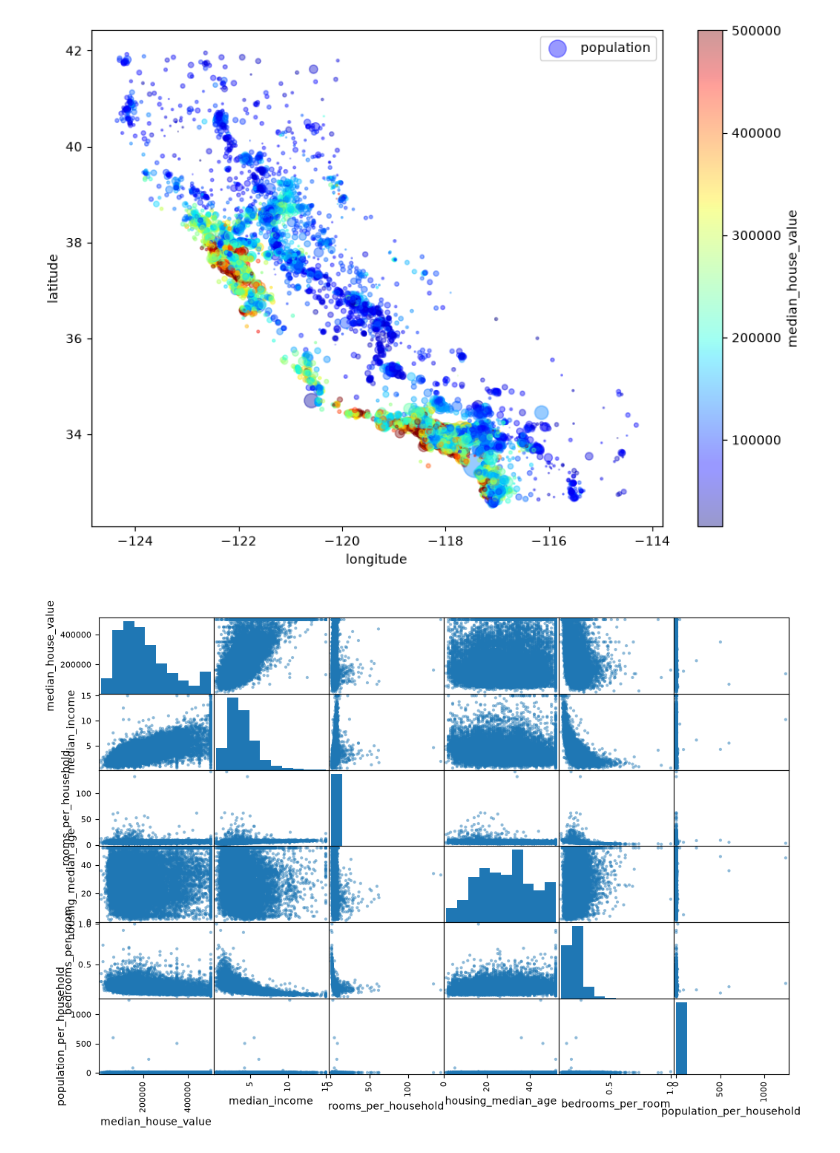
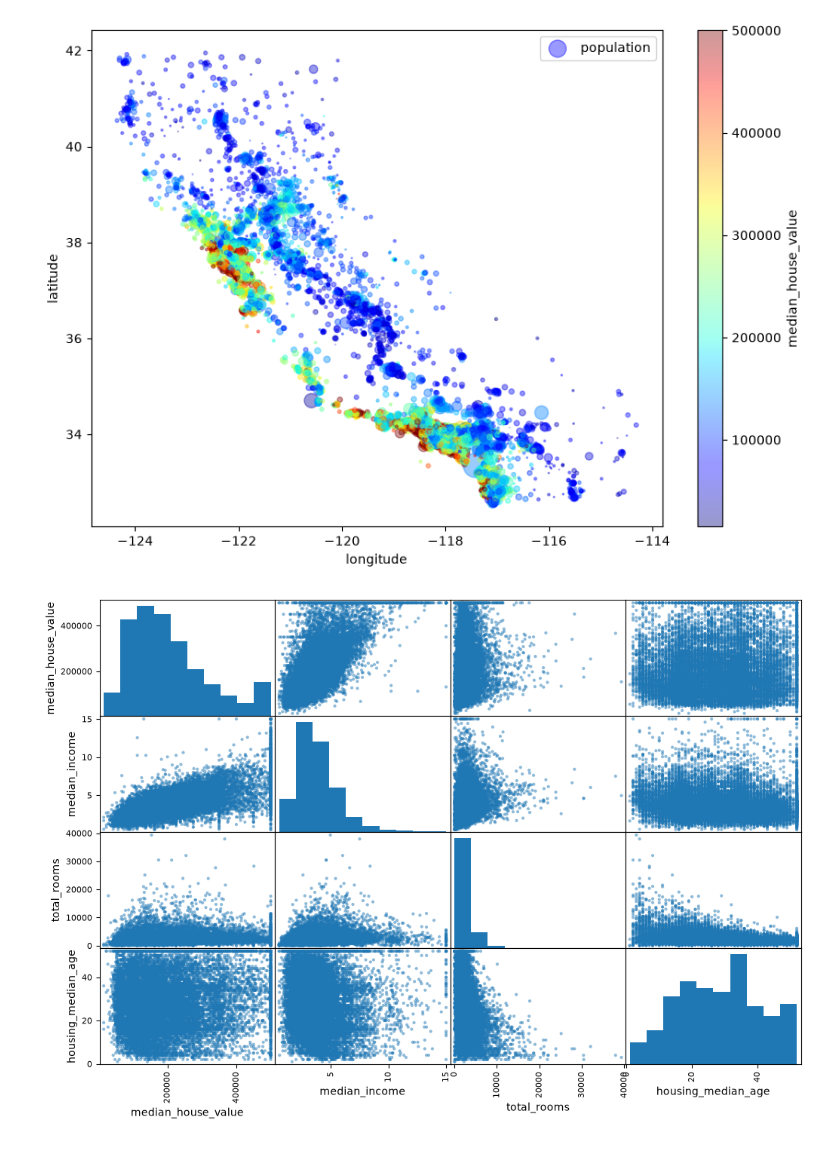
Before and after one commit to Atwidans/MachineLearning, a Jupyter notebook: housing_ml(thx Aurelien Geron)/ml_housing.ipynb, the cells around one changed output. Cells and saved outputs as stored; diff of their text form; code cells hidden in the pictures.

Commit message:
work in ml_housing, data preparation (first pipline of number attributes is created)

```diff
--- a/housing_ml(thx Aurelien Geron)/ml_housing.ipynb
+++ b/housing_ml(thx Aurelien Geron)/ml_housing.ipynb
@@ -5,9 +5,10 @@ import os
 import hashlib
 import numpy as np
 from sklearn.model_selection import StratifiedShuffleSplit
-from sklearn.preprocessing import OneHotEncoder
+from sklearn.preprocessing import OneHotEncoder, StandardScaler
 from sklearn.impute import SimpleImputer
 from sklearn.base import BaseEstimator, TransformerMixin
+from sklearn.pipeline import Pipeline
 %matplotlib inline
 import matplotlib.pyplot as plt
 HOUSING_РАТН = os.path.join("datasets" ,"housing")
@@ -43,21 +44,18 @@ figsize = (10, 7), c = "median_house_value",
 cmap = plt.get_cmap("jet"), colorbar=True)
 plt.legend()
 
-housing["rooms_per_household"] = housing["total_rooms"]/housing["households"]
-housing["bedrooms_per_room"] = housing["total_bedrooms"]/housing["total_rooms"]
-housing["population_per_household"] = housing["population"]/housing["households"]
-attributes = ["median_house_value", "median_income", "rooms_per_household", "housing_median_age", "bedrooms_per_room", "population_per_household"]
-scatter_matrix(housing[attributes], figsize= (12, 8))
-
 corr_matrix = housing.corr(numeric_only=True, method="pearson") #!spearman helps to avoid emissions!
 corr_matrix["median_house_value"].sort_values(ascending=False)
 
+attributes = ["median_house_value", "median_income", "total_rooms", "housing_median_age"] #we need to delete the strings where median_house_value >= 500000, = 450000, = 350000
+scatter_matrix(housing[attributes], figsize= (12, 8))
+
 max_value = strat_train_set["median_house_value"].max()
-values_to_remove = [max_value, 450000, 350000]
-housing = housing[~housing["median_house_value"].isin(values_to_remove)]
+strat_train_set = strat_train_set[~strat_train_set["median_house_value"].isin([max_value, 450000, 350000])]
 
 housing = strat_train_set.drop("median_house_value", axis=1)
 housing_labels = strat_train_set["median_house_value"]
+
 #housing.dropna(subset=["total_bedrooms"]) variant 1
 #housing.drop("total_bedrooms", axis=1) variant 2
 #median = housing["total_bedrooms"].median() #variant 3
@@ -92,7 +90,15 @@ class CombinedAttributesAdder(BaseEstimator, TransformerMixin):
         else:
             return np.c_[X, rooms_per_household, population_per_household]
 
-attr_adder = CombinedAttributesAdder(add_bedrooms_per_room=False)
+attr_adder = CombinedAttributesAdder()
 housing_extra_attribs = attr_adder.transform(housing.values)
+
+num_pipeline = Pipeline([
+    ('imputer', SimpleImputer(strategy="median")),
+    ('attribs_adder', CombinedAttributesAdder()),
+    ('std_scaler', StandardScaler()),
+])
+
+housing_num_tr = num_pipeline.fit_transform(housing_num)
 # %% [output]
 [figure]
@@ -112,2 +118,2 @@ array([[-121.46, 38.52, 29.0, ..., 'INLAND', 5.485835694050992,
 [figure]
-[figure, old version]
+[figure, new version]
```
Also changed, not shown: parts of 1 cell of this notebook.
